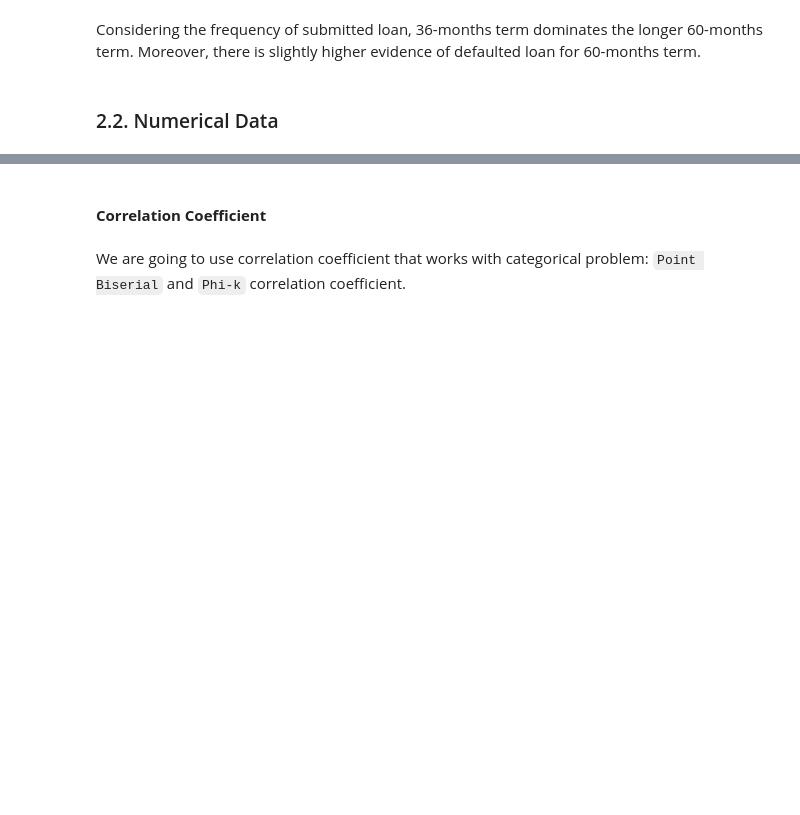
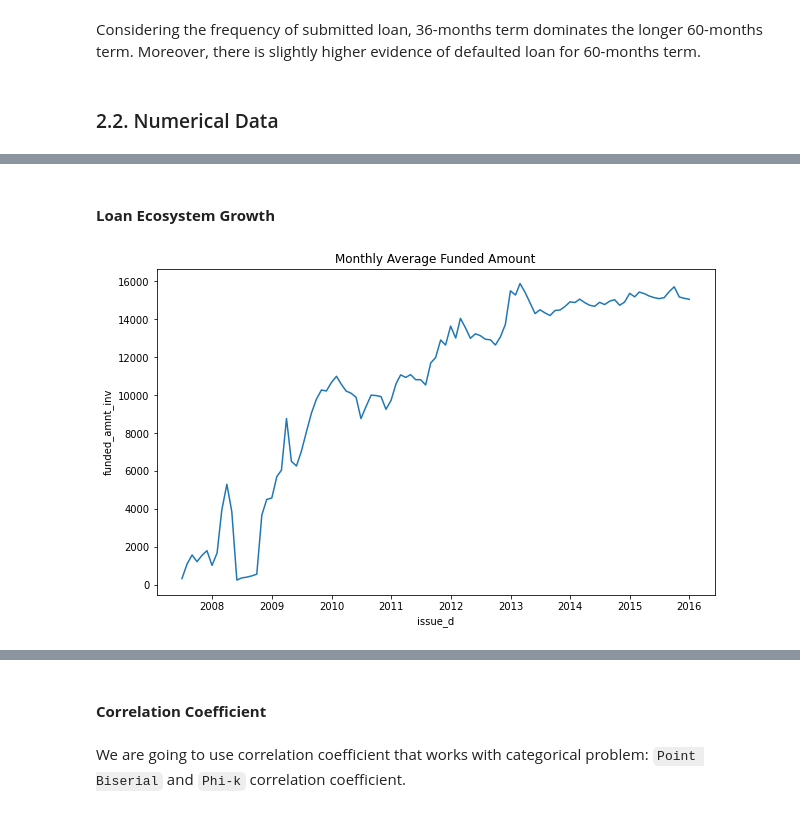
Before and after one commit to nbarizki/creditdefaultml, a Jupyter notebook: 2_Data_exploration.ipynb, the cells around one changed output, grey strips where cells are left out. Cells and saved outputs as stored; diff of their text form; code cells hidden in the pictures; blank space fills up the shorter version.

```diff
--- a/2_Data_exploration.ipynb
+++ b/2_Data_exploration.ipynb
@@ -1365,3 +1409,19 @@ loan_df_subset.describe()
 | 50% | 10844643.00 | 12637728.50 | 12000.00 | 12000.00 | 12000.00 | 14.09 | 388.00 | 64000.00 | ... |
 | 75% | 27651024.25 | 30143527.75 | 20000.00 | 20000.00 | 19950.00 | 17.56 | 577.01 | 89000.00 | ... |
 | max | 68604659.00 | 73507418.00 | 35000.00 | 35000.00 | 35000.00 | 28.99 | 1424.57 | 8900060.00 | ... |
+# %% [markdown]
+#### **Loan Ecosystem Growth**
+# %%
+aggr_funding = loan_df\
+    .set_index('issue_d')\
+    .groupby([pd.Grouper(freq='M')])\
+    .agg({'funded_amnt_inv': 'mean'})\
+    .reset_index()
+# plot
+fig, ax = plt.subplots(figsize=(10, 6))
+sns.lineplot(
+    data=aggr_funding, x='issue_d', y='funded_amnt_inv', ax=ax)
+ax.set_title('Monthly Average Funded Amount')
+plt.show()
+# %% [output]
+[figure, added]
```
Also changed, not shown: parts of 30 cells of this notebook, 19 other files.
